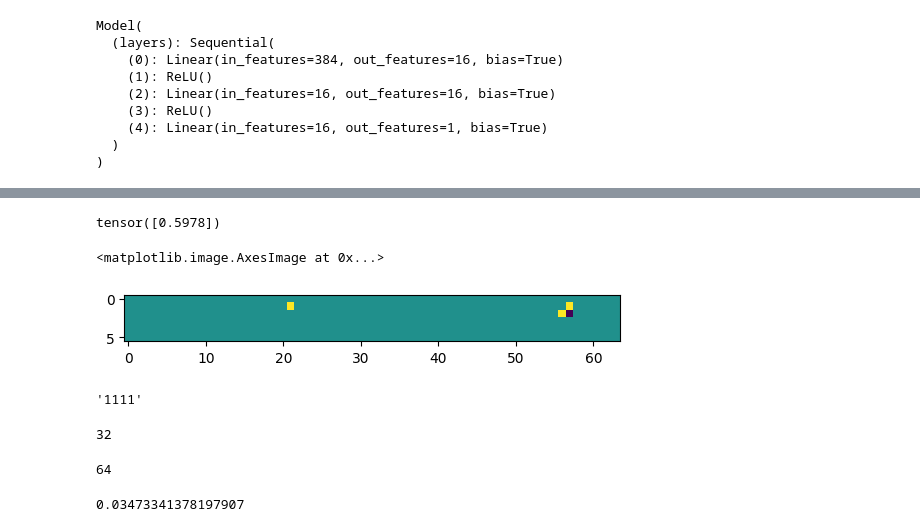
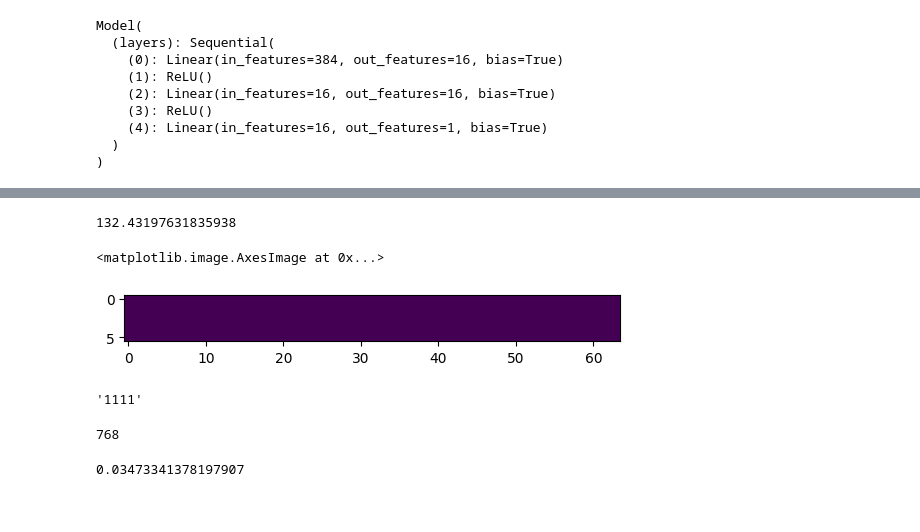
Before and after one commit to BradyWynn/chess, a Jupyter notebook: old.ipynb, the cells around one changed output, grey strips where cells are left out. Cells and saved outputs as stored; diff of their text form; code cells hidden in the pictures.

```diff
--- a/old.ipynb
+++ b/old.ipynb
@@ -146,10 +146,10 @@ def fen_to_zobrist(fen):
 # %%
 def transform(evaluation, fen):
     board = chess.Board(fen)
-    if board.turn == chess.WHITE:
-        return (np.arctan(1/2 * evaluation) + np.pi/2)/(np.pi)
-    else:
-        return 1 - ((np.arctan(1/2 * evaluation) + np.pi/2)/(np.pi))
+#     if board.turn == chess.WHITE:
+    return (np.arctan(1/2 * evaluation) + np.pi/2)/(np.pi)
+#     else:
+#         return 1 - ((np.arctan(1/2 * evaluation) + np.pi/2)/(np.pi))
 # %%
 size = 1000000
 # training dataset
@@ -205,15 +204,15 @@ with open('johnStoopid.npy', 'wb') as f:
 losses = []
 # eval_losses = []
 
-bits = torch.from_numpy(np.load("bits384.npy")).to(device)
-labels = torch.from_numpy(np.load("labels2.npy")).to(device)
+bits = torch.from_numpy(np.load("datasets\stablecolors.npy")).to(device)
+labels = torch.from_numpy(np.load("datasets\labels_colorcorrected.npy")).to(device)
 
 # eval_examples = torch.from_numpy(np.load("eval_examples.npy")).to(device)
 # eval_labels = torch.from_numpy(np.load("eval_labels.npy")).to(device)
 # %%
 # model training
 # https://stackoverflow.com/questions/45113245/how-to-get-mini-batches-in-pytorch-in-a-clean-and-efficient-way
-n_epochs = 100 # or whatever
+n_epochs = 50 # or whatever
 batch_size = 128 # or whatever
 
 for epoch in range(n_epochs):
@@ -306,17 +305,17 @@ real = []
 quant = []
 # quants = 0
 # quantz = 0
-for i in range(1):
-    fen = "rnbqkbnr/pppppppp/8/8/4P3/8/PPPP1PPP/RNBQKBNR b KQkq e3 0 1"
-#     fen = fens[i][0]
+for i in range(1000):
+#     fen = "rnbqkbnr/pppppppp/8/8/4P3/8/PPPP1PPP/RNBQKBNR b KQkq e3 0 1"
+    fen = fens[i][0]
     a = fen_to_bitboard(fen)
 
 #     # real
     r = (a @ w1.T) + b1
-#     r = relu(r)
-#     r = (r @ w2.T) + b2
-#     r = relu(r)
-#     r = (r @ w3.T) + b3
+    r = relu(r)
+    r = (r @ w2.T) + b2
+    r = relu(r)
+    r = (r @ w3.T) + b3
 
 #     # quantb
     q = (a @ (q_w1.T - w1_Z) * w1_S) + b1
@@ -324,13 +323,13 @@ for i in range(1):
     q = (q @ (q_w2.T - w2_Z) * w2_S) + b2
     q = relu(q)
     q = (q @ (q_w3.T - w3_Z) * w3_S) + b3
-    print(q.item())
+#     print(q.item())
 
     real.append(r[0][0].item())
     quant.append(q[0][0].item())
 #     quants += -torch.min(q)+torch.max(q)
 #     quantz += (torch.min(q)+torch.max(q))/2
-# plt.scatter(real, quant)
+plt.scatter(real, quant);
 # print(q_w2.T)
 # plt.hist(w1.view(1, -1), 100);
 # print(quants/1000)
@@ -429,16 +428,18 @@ def quant_evaluation(a):
     return q
 # %%
-print(b3)
+print(w1_Z.item())
 # %% [output]
-tensor([0.5978])
+132.43197631835938
 # %%
-b = fen_to_bitboard("1rbqkbnr/pppppppp/n7/4N3/8/8/PPPPPPPP/RNBQKB1R w KQk - 4 3")
-a = torch.tensor((0, 0, 0, 0, 0, 0, 0, 0, 1, 1, 1, 1, 1, 1, 1, 1, 0, 0, 0, 0, 0, 0, 0, 0, 0, 0, 0, 0, 0, 0, 0, 0, 0, 0, 0, 0, 0, 0, 0, 0, 0, 0, 0, 0, 0, 0, 0, 0, -1, -1, -1, -1, -1, -1, -1, -1, 0, 0, 0, 0, 0, 0, 0, 0, 0, 1, 0, 0, 0, 0, 0, 0, 0, 0, 0, 0, 0, 0, 0, 0, 0, 0, 0, 0, 0, -1, 0, 0, 0, 0, 0, 0, 0, 0, 0, 0, 0, 0, 0, 0, 1, 0, 0, 0, -1, 0, 0, 0, 0, 0, 0, 0, 0, 0, 0, 0, 0, 0, 0, 0, 0, -1, 0, 0, 0, 0, -1, 0, 1, 0, 0, 0, 0, 0, 0, 1, 0, 0, 0, 0, 0, 0, 0, 0, 0, 0, 0, 0, 0, 0, 0, 0, 0, 0, 0, 0, 0, 0, 0, 0, 0, 0, 0, 0, 0, 0, 0, 0, 0, 0, 0, 0, 0, 0,
-0, 0, 0, 0, 0, 0, 0, 0, 0, 0, -1, 0, 0, 0, 0, 0, 0, -1, 0, 0, 1, 0, 0, 1, 0, 0, 0, 0, 0, 0, 0, 0, 0, 0, 0, 0, 0, 0, 0, 0, 0, 0, 0, 0, 0, 0, 0, 0, 0, 0, 0, 0, 0, 0, 0, 0, 0, 0, 0, 0, 0, 0, 0, 0, 0, 0, 0, 0, 0, 0, 0, 0, 0, 0, 0, 0, -1, 0, 0, -1, 0, 0, 0, 0, 0, 1, 0, 0, 0, 0, 0, 0, 0, 0, 0, 0, 0, 0, 0, 0, 0, 0, 0, 0, 0, 0, 0, 0, 0, 0, 0, 0, 0, 0, 0, 0, 0, 0, 0, 0, 0, 0, 0, 0, 0, 0, 0, 0, 0, 0, 0, 0, 0, 0, 0, 0, 0, 0, 0, 0, 0, -1, 0, 0, 0, 0, 0, 0, 0, 0, 1, 0, 0, 0, 0, 0, 0, 0, 0, 0, 0, 0, 0, 0, 0, 0, 0, 0, 0, 0, 0, 0, 0, 0, 0, 0, 0, 0, 0, 0, 0, 0, 0, 0, 0, 0, 0, 0, 0, 0, 0, 0, 0, 0, 0, 0, 0, 0, 0, 0, 0, 0, 0, 0, 0, 0, -1, 0, 0, 0, ))
-plt.imshow(b.view(6, -1) - a.view(6, -1))
+b = fen_to_bitboard("rnbq1b1r/ppppkppp/4pn2/8/4P3/3B1N2/PPPP1PPP/RNBQK2R w KQ - 4 4")
+a = torch.tensor((0, 0, 0, 0, 0, 0, 0, 0, 1, 1, 1, 1, 0, 1, 1, 1, 0, 0, 0, 0, 0, 0, 0, 0, 0, 0, 0, 0, 1, 0, 0, 0, 0, 0, 0, 0, 0, 0, 0, 0, 0, 0, 0, 0, -1, 0, 0, 0, -1, -1, -1, -1, 0, -1, -1, -1, 0, 0, 0, 0, 0, 0, 0, 0, 0, 1, 0, 0, 0, 0, 0, 0, 0, 0, 0, 0, 0, 0, 0, 0, 0, 0, 0, 0, 0, 1, 0, 0, 0, 0, 0, 0, 0, 0, 0, 0, 0, 0, 0, 0, 0, 0, 0, 0, 0, 0, 0, 0, 0, -1, 0, 0, 0, 0,
+0, 0, 0, 0, 0, 0, 0, -1, 0, 0, 0, 0, 0, 0, 0, 0, 1, 0, 0, 0, 0, 0, 0, 0, 0, 0, 0, 0, 0, 0, 0, 0, 0, 1, 0, 0, 0, 0, 0, 0, 0, 0, 0, 0, 0, 0, 0, 0, 0, 0, 0, 0, 0, 0, 0, 0, 0, 0, 0, 0, 0, 0, 0, 0, 0, 0, 0, 0, 0, 0, 0, 0, -1, 0, 0, -1, 0, 0, 1, 0, 0, 0, 0, 0, 0, 1, 0, 0, 0, 0, 0, 0, 0, 0, 0, 0, 0, 0, 0, 0, 0, 0, 0, 0, 0, 0, 0, 0, 0, 0, 0, 0, 0, 0, 0, 0, 0, 0, 0, 0, 0, 0, 0, 0, 0, 0, 0, 0, 0, 0, 0, 0, 0, 0, -1, 0, 0, 0, 0, 0, 0, -1, 0, 0, 0, 1, 0, 0, 0, 0, 0, 0, 0, 0, 0, 0, 0, 0, 0, 0, 0, 0, 0, 0, 0, 0, 0, 0, 0, 0, 0, 0, 0, 0, 0, 0, 0, 0, 0, 0, 0, 0, 0, 0, 0, 0, 0, 0, 0, 0, 0, 0, 0, 0, 0, 0, 0, 0, 0, 0, 0, -1, 0, 0, 0, 0, 0, 0, 0, 0, 1, 0, 0, 0, 0, 0, 0, 0, 0, 0, 0, 0, 0, 0, 0, 0, 0, 0, 0, 0, 0, 0, 0, 0, 0, 0, 0, 0, 0, 0, 0, 0, 0, 0, 0, 0, 0, 0, 0, 0, 0, 0, 0, 0, 0, 0, 0, 0, -1, 0, 0, 0, 0, 0, 0, 0, 0, 0, 0, 0, ))
+plt.imshow((b.view(6, -1)) - (a.view(6, -1)))
+# plt.imshow((a.view(6, -1)))
+# plt.imshow((b.view(6, -1)))
 # %% [output]
 <matplotlib.image.AxesImage at 0x...>
-[figure, old version]
+[figure, new version]
 # %%
 '{0:04b}'.format(15)
 # %% [output]
@@ -449,9 +450,9 @@ tempington = torch.cat((q_w3, temp), dim=0)
 # %%
 compressed = []
 bits = 8
-for row in range(q_w2.T.shape[0]//4):
-    for col in range(q_w2.T.shape[1]//4):
-        L = list([int(i.item()) for i in q_w2.T[row*4:row*4+4, col*4:col*4+4].flatten()])
+for row in range(q_w1.T.shape[0]//4):
+    for col in range(q_w1.T.shape[1]//4):
+        L = list([int(i.item()) for i in q_w1.T[row*4:row*4+4, col*4:col*4+4].flatten()])
         for param in range(int(len(L)/bits)):
             string = ""
             for number in L[param*8:param*8+8]:
@@ -460,12 +461,7 @@ for row in range(q_w2.T.shape[0]//4):
             compressed.append(int(string, 2))
 print(len(compressed))
 # %% [output]
-32
+768
-# %%
-abd = '{0:064b}'.format(100000)
-len(abd)
-# %% [output]
-64
 # %%
 size = 1000000
 
```
Also changed, not shown: parts of 10 cells of this notebook, 2 other files.
